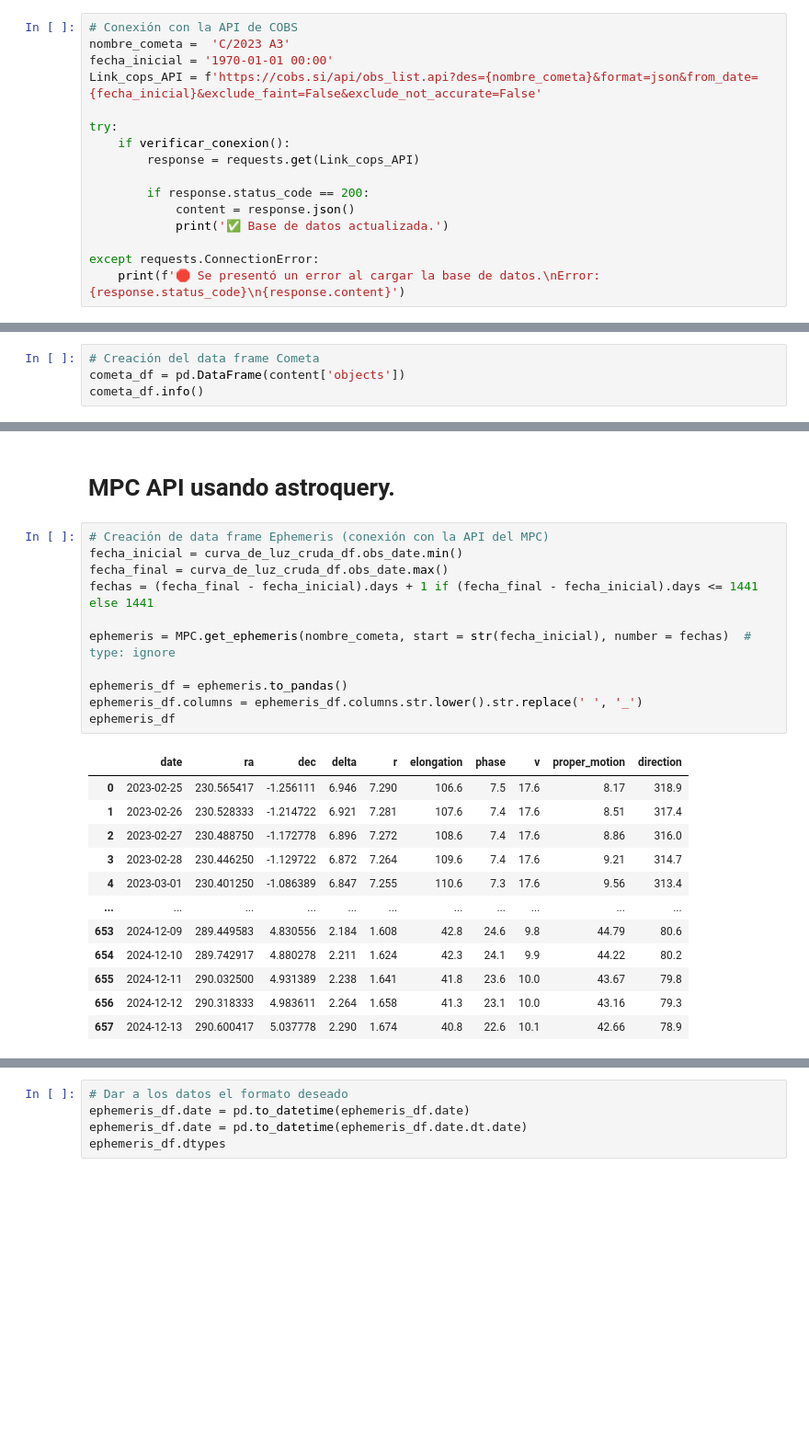
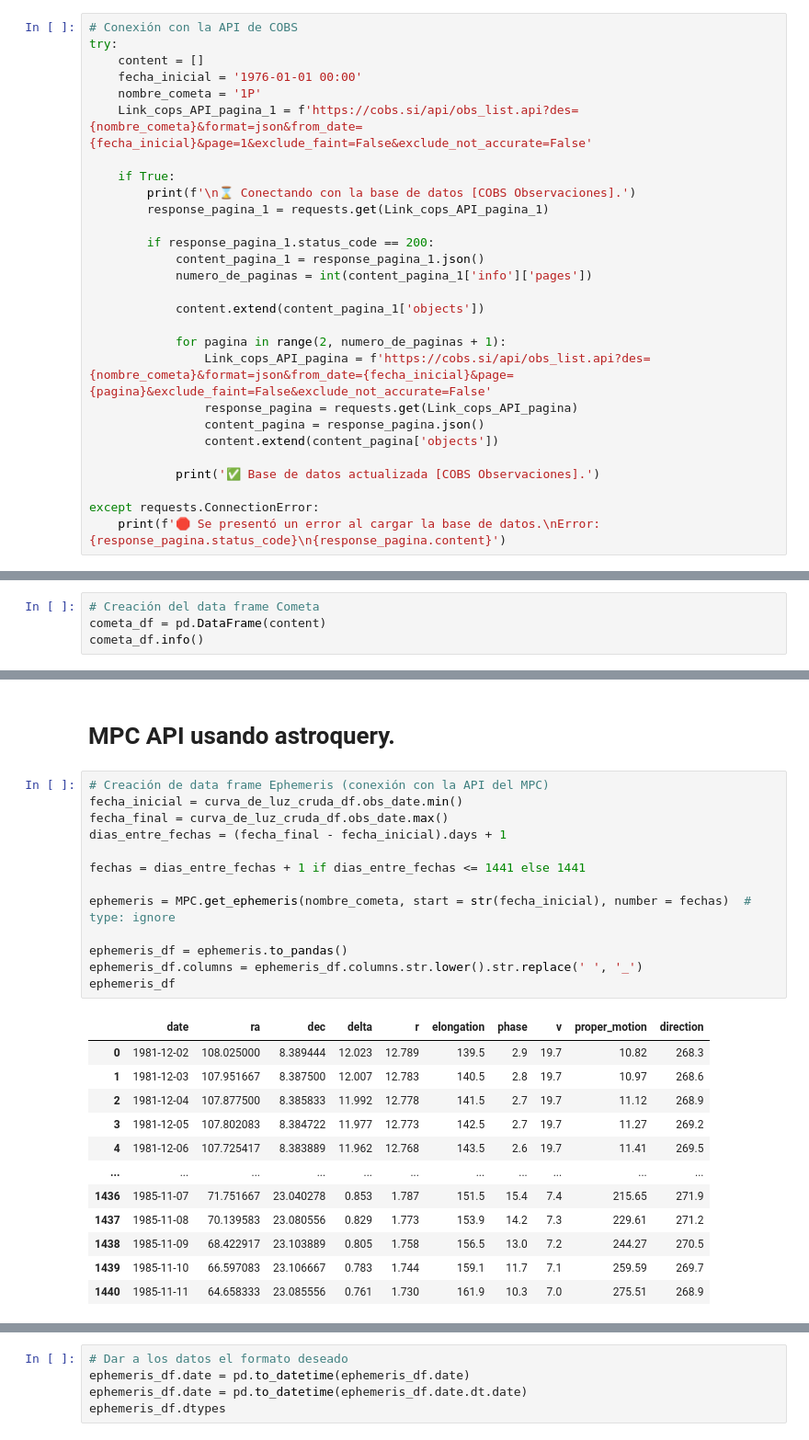
Before and after one commit to sperezp23/Cometa_C_2023_T_ATLAS, a Jupyter notebook: cometa_Cobs_API.ipynb, the cells around one changed output, grey strips where cells are left out. Shown at 92% size. Saved outputs shown, nothing was run; the diff lists cells and outputs as text; blank space fills up the shorter version.

```diff
--- a/cometa_Cobs_API.ipynb
+++ b/cometa_Cobs_API.ipynb
@@ -21,18 +21,30 @@ def verificar_conexion():
         return False
 # %%
 # Conexión con la API de COBS
-nombre_cometa =  'C/2023 A3'
-fecha_inicial = '1970-01-01 00:00'
-Link_cops_API = f'https://cobs.si/api/obs_list.api?des={nombre_cometa}&format=json&from_date={fecha_inicial}&exclude_faint=False&exclude_not_accurate=False'
+try:
+    content = []
+    fecha_inicial = '1976-01-01 00:00'
+    nombre_cometa = '1P'
+    Link_cops_API_pagina_1 = f'https://cobs.si/api/obs_list.api?des={nombre_cometa}&format=json&from_date={fecha_inicial}&page=1&exclude_faint=False&exclude_not_accurate=False'
 
-try:
-    if verificar_conexion():
-        response = requests.get(Link_cops_API)
+    if True:
+        print(f'\n⌛ Conectando con la base de datos [COBS Observaciones].')
+        response_pagina_1 = requests.get(Link_cops_API_pagina_1)
 
-        if response.status_code == 200:
-            content = response.json()
-            print('✅ Base de datos actualizada.')
+        if response_pagina_1.status_code == 200:
+            content_pagina_1 = response_pagina_1.json()
+            numero_de_paginas = int(content_pagina_1['info']['pages'])
+
+            content.extend(content_pagina_1['objects'])
+
+            for pagina in range(2, numero_de_paginas + 1):
+                Link_cops_API_pagina = f'https://cobs.si/api/obs_list.api?des={nombre_cometa}&format=json&from_date={fecha_inicial}&page={pagina}&exclude_faint=False&exclude_not_accurate=False'
+                response_pagina = requests.get(Link_cops_API_pagina)
+                content_pagina = response_pagina.json()
+                content.extend(content_pagina['objects'])
+
+            print('✅ Base de datos actualizada [COBS Observaciones].')
 
 except requests.ConnectionError:
-    print(f'🛑 Se presentó un error al cargar la base de datos.\nError: {response.status_code}\n{response.content}')
+    print(f'🛑 Se presentó un error al cargar la base de datos.\nError: {response_pagina.status_code}\n{response_pagina.content}')
 # %% [output]
@@ -41,6 +53,6 @@ except requests.ConnectionError:
 # %%
 # Creación del data frame Cometa
-cometa_df = pd.DataFrame(content['objects'])
+cometa_df = pd.DataFrame(content)
 cometa_df.info()
 # %% [output]
 <class 'pandas.core.frame.DataFrame'>
@@ -168,24 +181,26 @@ except requests.ConnectionError:
 # %%
 # Creación de data frame Ephemeris (conexión con la API del MPC)
 fecha_inicial = curva_de_luz_cruda_df.obs_date.min()
 fecha_final = curva_de_luz_cruda_df.obs_date.max()
-fechas = (fecha_final - fecha_inicial).days + 1 if (fecha_final - fecha_inicial).days <= 1441 else 1441
+dias_entre_fechas = (fecha_final - fecha_inicial).days + 1
+
+fechas = dias_entre_fechas + 1 if dias_entre_fechas <= 1441 else 1441
 
 ephemeris = MPC.get_ephemeris(nombre_cometa, start = str(fecha_inicial), number = fechas)  # type: ignore
 
 ephemeris_df = ephemeris.to_pandas()
 ephemeris_df.columns = ephemeris_df.columns.str.lower().str.replace(' ', '_')
 ephemeris_df
 # %% [output]
 |  | date | ra | dec | delta | r | elongation | phase | v | proper_motion | direction |
-| 0 | 2023-02-25 | 230.565417 | -1.256111 | 6.946 | 7.290 | 106.6 | 7.5 | 17.6 | 8.17 | 318.9 |
-| 1 | 2023-02-26 | 230.528333 | -1.214722 | 6.921 | 7.281 | 107.6 | 7.4 | 17.6 | 8.51 | 317.4 |
-| 2 | 2023-02-27 | 230.488750 | -1.172778 | 6.896 | 7.272 | 108.6 | 7.4 | 17.6 | 8.86 | 316.0 |
-| 3 | 2023-02-28 | 230.446250 | -1.129722 | 6.872 | 7.264 | 109.6 | 7.4 | 17.6 | 9.21 | 314.7 |
-| 4 | 2023-03-01 | 230.401250 | -1.086389 | 6.847 | 7.255 | 110.6 | 7.3 | 17.6 | 9.56 | 313.4 |
+| 0 | 1981-12-02 | 108.025000 | 8.389444 | 12.023 | 12.789 | 139.5 | 2.9 | 19.7 | 10.82 | 268.3 |
+| 1 | 1981-12-03 | 107.951667 | 8.387500 | 12.007 | 12.783 | 140.5 | 2.8 | 19.7 | 10.97 | 268.6 |
+| 2 | 1981-12-04 | 107.877500 | 8.385833 | 11.992 | 12.778 | 141.5 | 2.7 | 19.7 | 11.12 | 268.9 |
+| 3 | 1981-12-05 | 107.802083 | 8.384722 | 11.977 | 12.773 | 142.5 | 2.7 | 19.7 | 11.27 | 269.2 |
+| 4 | 1981-12-06 | 107.725417 | 8.383889 | 11.962 | 12.768 | 143.5 | 2.6 | 19.7 | 11.41 | 269.5 |
 | ... | ... | ... | ... | ... | ... | ... | ... | ... | ... | ... |
-| 653 | 2024-12-09 | 289.449583 | 4.830556 | 2.184 | 1.608 | 42.8 | 24.6 | 9.8 | 44.79 | 80.6 |
-| 654 | 2024-12-10 | 289.742917 | 4.880278 | 2.211 | 1.624 | 42.3 | 24.1 | 9.9 | 44.22 | 80.2 |
-| 655 | 2024-12-11 | 290.032500 | 4.931389 | 2.238 | 1.641 | 41.8 | 23.6 | 10.0 | 43.67 | 79.8 |
-| 656 | 2024-12-12 | 290.318333 | 4.983611 | 2.264 | 1.658 | 41.3 | 23.1 | 10.0 | 43.16 | 79.3 |
-| 657 | 2024-12-13 | 290.600417 | 5.037778 | 2.290 | 1.674 | 40.8 | 22.6 | 10.1 | 42.66 | 78.9 |
+| 1436 | 1985-11-07 | 71.751667 | 23.040278 | 0.853 | 1.787 | 151.5 | 15.4 | 7.4 | 215.65 | 271.9 |
+| 1437 | 1985-11-08 | 70.139583 | 23.080556 | 0.829 | 1.773 | 153.9 | 14.2 | 7.3 | 229.61 | 271.2 |
+| 1438 | 1985-11-09 | 68.422917 | 23.103889 | 0.805 | 1.758 | 156.5 | 13.0 | 7.2 | 244.27 | 270.5 |
+| 1439 | 1985-11-10 | 66.597083 | 23.106667 | 0.783 | 1.744 | 159.1 | 11.7 | 7.1 | 259.59 | 269.7 |
+| 1440 | 1985-11-11 | 64.658333 | 23.085556 | 0.761 | 1.730 | 161.9 | 10.3 | 7.0 | 275.51 | 268.9 |
```
Also changed, not shown: parts of 42 cells of this notebook.
